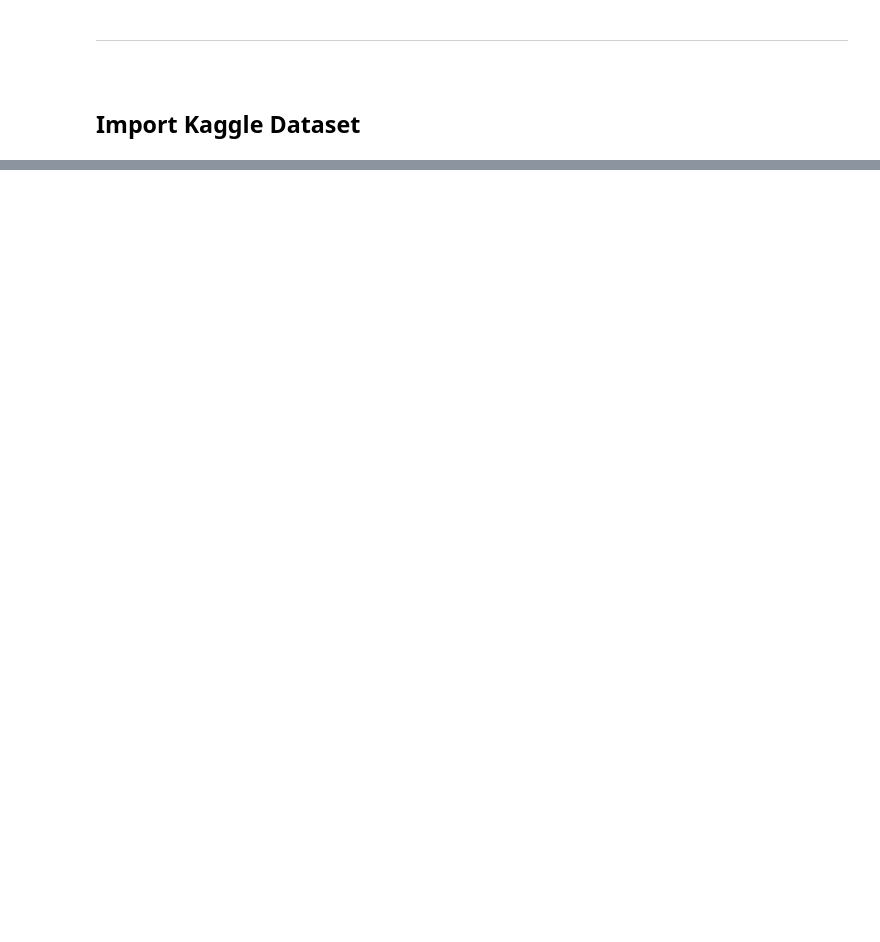
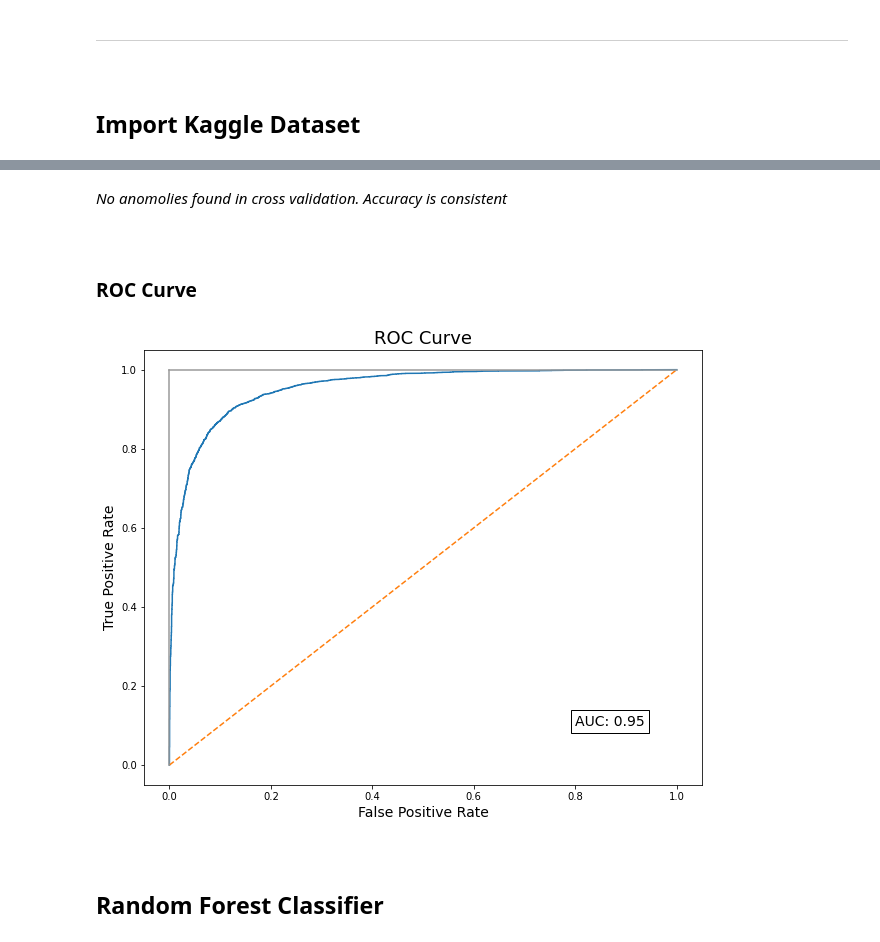
Before and after one commit to Hakuna-Patata/BU_MSDS_PTW, a Jupyter notebook: DSC 550 - Data Mining/Assignments/Week 5.ipynb, the cells around one changed output, grey strips where cells are left out. Cells and saved outputs as stored; diff of their text form; code cells hidden in the pictures; blank space fills up the shorter version.

```diff
--- a/DSC 550 - Data Mining/Assignments/Week 5.ipynb
+++ b/DSC 550 - Data Mining/Assignments/Week 5.ipynb
@@ -375,0 +290,32 @@ From the analysis, $R^2$ for the OLS model was `0.83` for the training set and `
+# %% [markdown]
+*No anomolies found in cross validation. Accuracy is consistent*
+# %% [markdown]
+<br>
+
+### ROC Curve
+# %%
+y_pred_proba = logit.predict_proba(X_test_tfidf)[:,1]
+
+false_pos_rate, true_pos_rate, threshold = roc_curve(
+    y_test,
+    y_pred_proba
+)
+
+roc_auc = roc_auc_score(y_test, y_pred_proba)
+
+plt.figure(figsize=(10,8))
+plt.plot(false_pos_rate, true_pos_rate)  # roc curve
+plt.plot([0, 1], ls="--")  # diagonal dashed line
+plt.plot([0, 0], [1, 0], c=".6")  # vertical grey line
+plt.plot([1, 1], c=".6")  # horizontal grey line
+plt.title("ROC Curve", fontdict={'fontsize':18})
+plt.xlabel("False Positive Rate", fontdict={'fontsize':14})
+plt.ylabel("True Positive Rate", fontdict={'fontsize':14})
+plt.text(.8, .1, f"AUC: {round(roc_auc,2)}", fontsize=14, bbox=dict(facecolor='white'))
+plt.show()
+# %% [output]
+[figure, added]
+# %% [markdown]
+<br>
+
+## Random Forest Classifier
```
Also changed, not shown: parts of 68 cells of this notebook, 2 other files.
